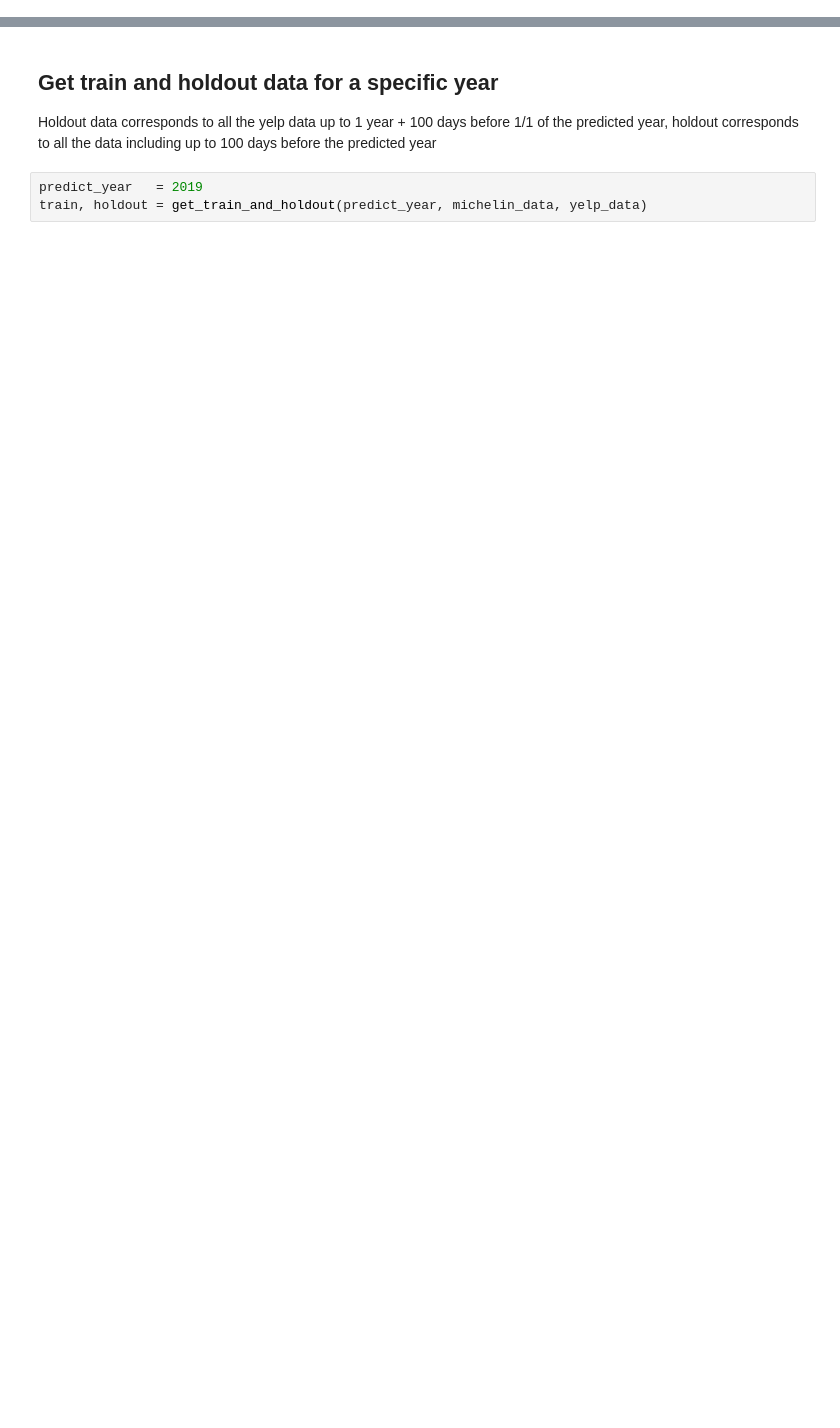
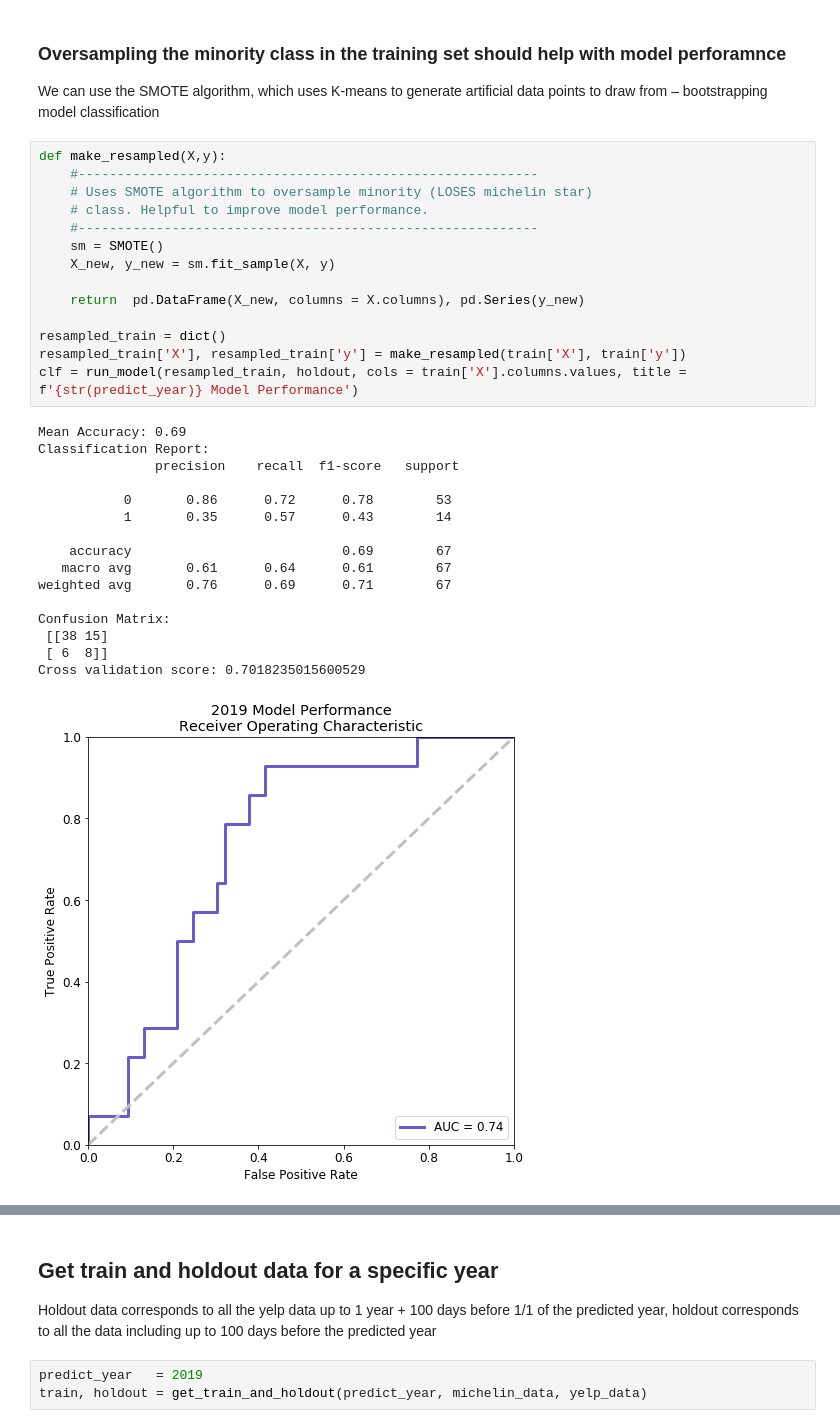
Before and after one commit to ysheynin/Michelin_Survivor_NYC, a Jupyter notebook: Michelin Survival Analysis.ipynb, the cells around one changed output, grey strips where cells are left out. Drawn from its saved outputs; the diff is of its cells as text; blank space fills up the shorter version.

```diff
--- a/Michelin Survival Analysis.ipynb
+++ b/Michelin Survival Analysis.ipynb
@@ -449,0 +676,34 @@ yelp_data = get_review_topic_weights()
+# %% [markdown]
+### Oversampling the minority class in the training set should help with model perforamnce
+We can use the SMOTE algorithm, which uses K-means to generate artificial data points to draw from – bootstrapping model classification
+# %%
+def make_resampled(X,y):
+    #-----------------------------------------------------------
+    # Uses SMOTE algorithm to oversample minority (LOSES michelin star)
+    # class. Helpful to improve model performance.
+    #-----------------------------------------------------------
+    sm = SMOTE()
+    X_new, y_new = sm.fit_sample(X, y)
+
+    return  pd.DataFrame(X_new, columns = X.columns), pd.Series(y_new)
+
+resampled_train = dict()
+resampled_train['X'], resampled_train['y'] = make_resampled(train['X'], train['y'])
+clf = run_model(resampled_train, holdout, cols = train['X'].columns.values, title = f'{str(predict_year)} Model Performance')
+# %% [output]
+Mean Accuracy: 0.69
+Classification Report:
+               precision    recall  f1-score   support
+
+           0       0.86      0.72      0.78        53
+           1       0.35      0.57      0.43        14
+
+    accuracy                           0.69        67
+   macro avg       0.61      0.64      0.61        67
+weighted avg       0.76      0.69      0.71        67
+
+Confusion Matrix:
+ [[38 15]
+ [ 6  8]]
+Cross validation score: 0.7018235015600529
+[figure, added]
```
Also changed, not shown: parts of 43 cells of this notebook, 24 other files.
